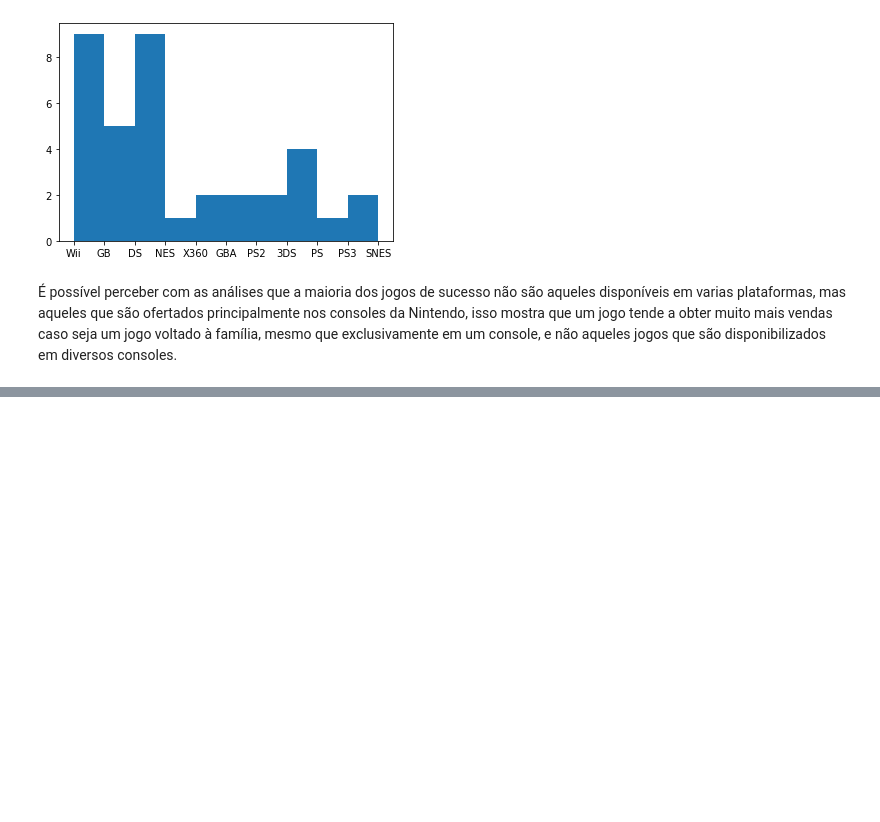
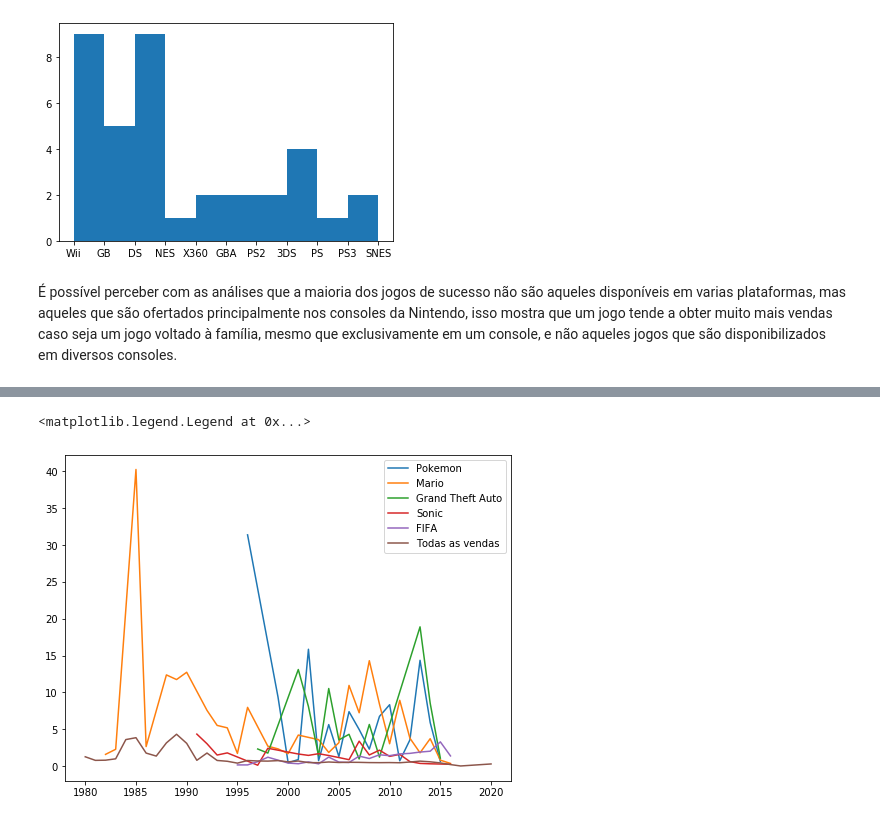
Before and after one commit to VanessaWille/visualizacao_vgsales, a Jupyter notebook: Luques.ipynb, the cells around one changed output, grey strips where cells are left out. Cells and saved outputs as stored; diff of their text form; code cells hidden in the pictures; blank space fills up the shorter version.

```diff
--- a/Luques.ipynb
+++ b/Luques.ipynb
@@ -133,0 +116,16 @@ df_mario
+# %%
+fig = plt.figure( figsize=(8,6))
+ax = plt.axes()
+jogos = ["Pokemon","Mario","Grand Theft Auto","Sonic","FIFA"]
+
+for jogo in (jogos):
+    df_jogo = df.loc[df["Name"].str.contains(jogo)]
+    df_jogo = df_jogo.groupby(df["Year"]).mean()
+    ax.plot(df_jogo['Year'], df_jogo['Global_Sales'], label = f'{jogo}')
+    plt.legend()
+df_jogo = df.groupby(df["Year"]).mean()
+ax.plot(df_jogo.index, df_jogo['Global_Sales'], label = "Todas as vendas")
+plt.legend()
+# %% [output]
+<matplotlib.legend.Legend at 0x...>
+[figure, added]
```
Also changed, not shown: parts of 1 cell of this notebook.
